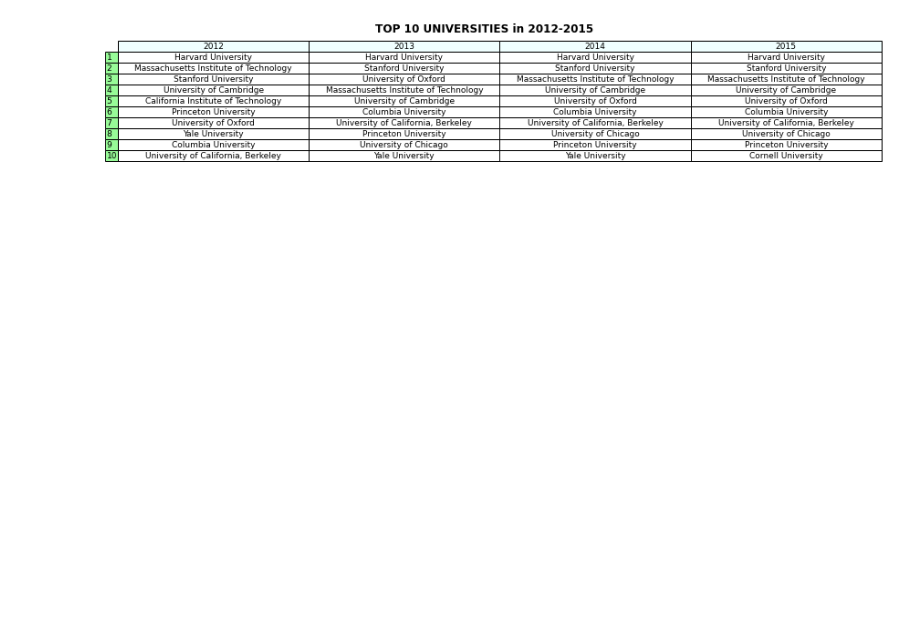
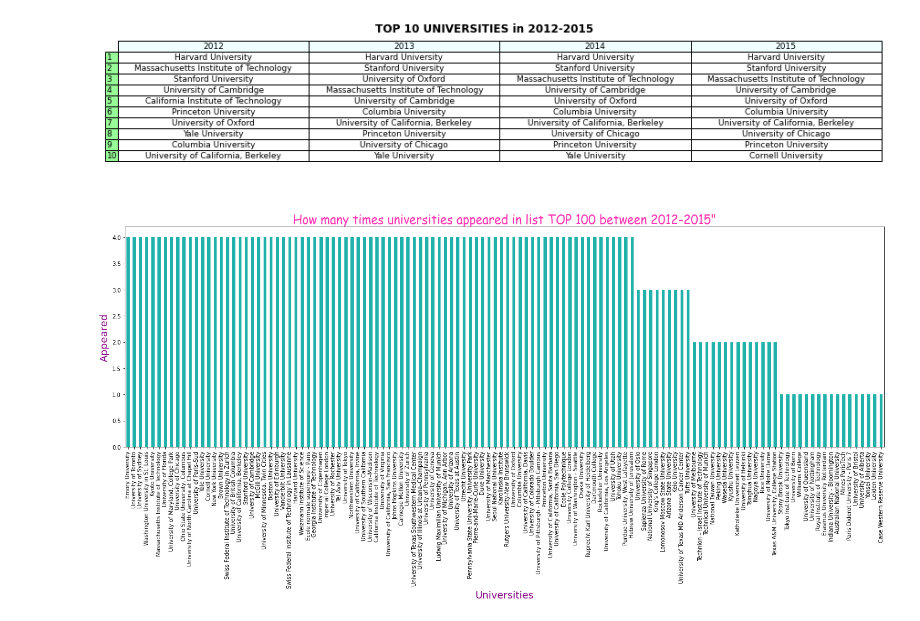
Before and after one commit to munira-n/project, a Jupyter notebook: project data.ipynb, the cells around one changed output. Drawn from its saved outputs; the diff is of its cells as text; code cells hidden in the pictures; blank space fills up the shorter version.

```diff
--- a/project data.ipynb
+++ b/project data.ipynb
@@ -166,3 +122,16 @@ ax.set_title('TOP 10 UNIVERSITIES in 2012-2015',
 plt.show()
 # %% [output]
 [figure]
+# %%
+inst_count=dk['institution'].value_counts()
+inst_count
+
+bar_inst = inst_count.plot(kind='bar',color = 'lightseagreen', figsize=(20, 10))
+font1 = {'family':'sans-serif','color':'purple','size':18}
+font2 = {'family':'fantasy','color':'#FF34B3','size':22}
+bar_inst.set_xlabel("Universities", fontdict = font1)
+bar_inst.set_ylabel("Appeared", fontdict = font1)
+plt.title('How many times universities appeared in list TOP 100 between 2012-2015"', fontdict = font2, loc = 'center')
+plt.tight_layout()
+# %% [output]
+[figure, added]
```
Also changed, not shown: parts of 36 cells of this notebook.
